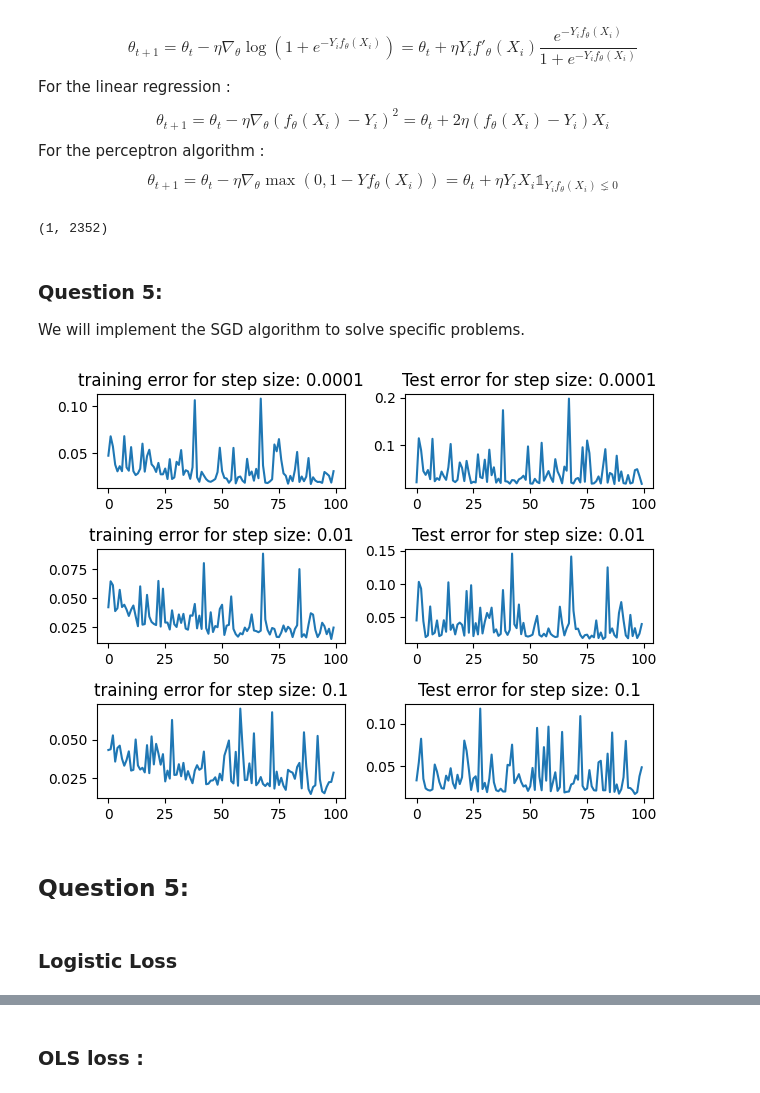
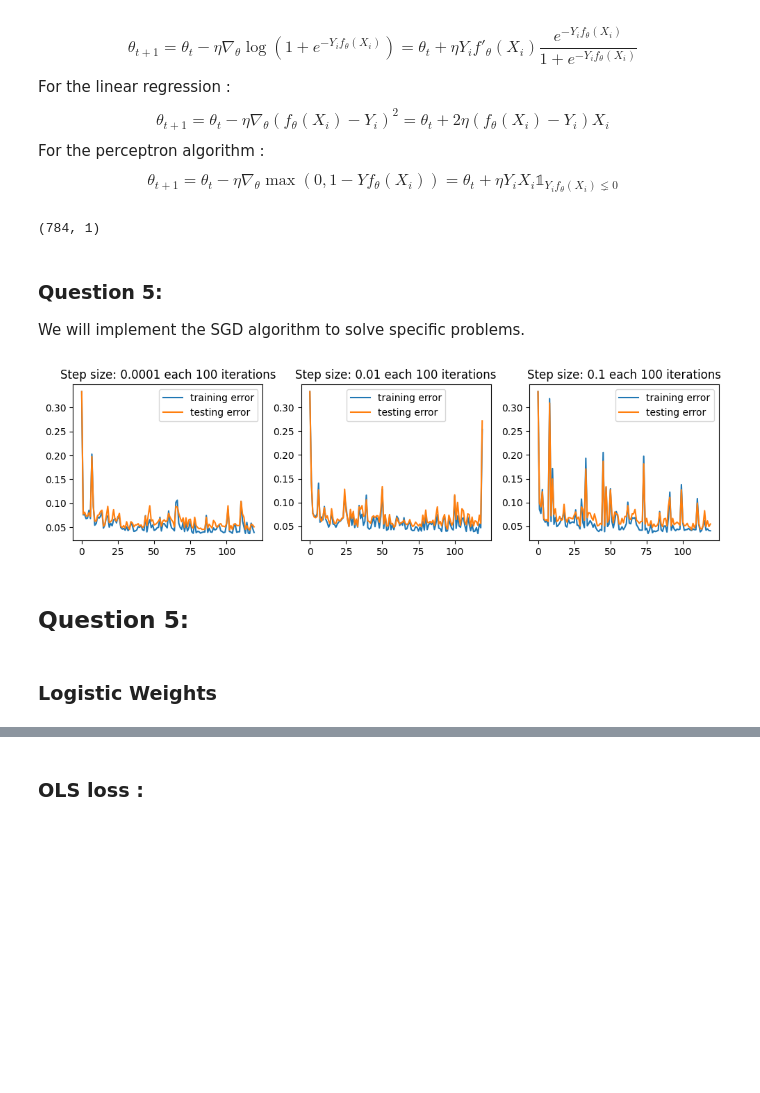
Before and after one commit to ahouzio/Kernel_Learning, a Jupyter notebook: main.ipynb, the cells around one changed output, grey strips where cells are left out. Drawn from its saved outputs; the diff is of its cells as text; code cells hidden in the pictures; blank space fills up the shorter version.

```diff
--- a/main.ipynb
+++ b/main.ipynb
@@ -16,7 +16,6 @@ for file in glob.glob("data/train/A/*.png"):
     train_A.append((cv2.imread(file,cv2.IMREAD_GRAYSCALE)).reshape(-1,1)/255)
 for file in glob.glob("data/train/B/*.png"):
     train_B.append(cv2.imread(file,cv2.IMREAD_GRAYSCALE).reshape(-1,1)/255)
-    test_B.append(cv2.imread(file,cv2.IMREAD_GRAYSCALE).reshape(-1,1)/255)
 for file in glob.glob("data/train/C/*.png"):
     train_C.append(cv2.imread(file,cv2.IMREAD_GRAYSCALE).reshape(-1,1)/255)
 
@@ -102,7 +101,7 @@ For the perceptron algorithm : $$ \theta_{t+1} = \theta_{t} - \eta \nabla_{\thet
 # %%
 X_train[0].shape
 # %% [output]
-(1, 2352)
+(784, 1)
 # %% [markdown]
 ### Question 5:
 We will implement the SGD algorithm to solve specific problems.
@@ -117,11 +116,11 @@ def logistic_loss(X, Y, w):
     return float(loss/len(X))
  # define OLS loss gradient
 def OLS_loss_gradient(X_i, Y_i, w):
-    return -2*(Y_i-X_i.dot(w))*X_i
+    return -2*(Y_i-np.dot(w.T,X_i))*X_i
 def OLS_loss(X, Y, w):
     loss = 0
     for i in range(len(X)):
-        loss += (Y[i]-X[i].dot(w))**2
+        loss += (Y[i]-np.dot(w.T,X[i]))**2
     return float(loss/len(X))
 # define 0-1 loss gradient
 def zero_one_loss_gradient(X_i, Y_i, w):
@@ -131,50 +130,56 @@ def zero_one_loss(X, Y, w):
     for i in range(len(X)):
         loss += 1 if Y[i]*np.dot(w.T,X[i]) <= 0 else 0
     return float(loss/len(X))
+# define perceptron loss gradient
+def perceptron_weight_gradient(X_i, Y_i, w,b):
+    return -Y_i*X_i if Y_i*(np.dot(w.T,X_i)+b) <= 0 else 0
+def perceptron_bias_gradient(X_i, Y_i, w,b):
+    return -Y_i if Y_i*(np.dot(w.T,X_i)+b) <= 0 else 0
+def perceptron_loss(X, Y, w,b):
+    loss = 0
+    for i in range(len(X)):
+        loss += 1 if Y[i]*(np.dot(w.T,X[i])+b) < 0 else 0
+    return float(loss/len(X))
 # %%
 # import shuffle function
-from sklearn.utils import shuffle
 from tqdm import tqdm
 
 #p SGD implementation for logistic regression to get training and testing error
 # define well crafted step sizes for our SGD
 step_sizes = [0.0001,0.01,0.1]
 subplots = len(step_sizes)
-fig, axs = plt.subplots(subplots, 2)
+fig, axs = plt.subplots(1,subplots)
+# choose size of figure
+fig.set_size_inches(10, 3)
+# do SGD for different number of iterations
+nbr_of_iterations = 12000
 for j in range(subplots):
     step_size = step_sizes[j]
-    # do SGD for different number of iterations
-    nbr_of_iterations = 100
     w = np.zeros_like(X_train[0])
+    b = 0
     train_error = []
     test_error = []
-    # plot training and testing error for each step size and number of iterations
     for i in tqdm(range(nbr_of_iterations)) :
-        # perform SGD on X_train, Y_train and test on X_test, Y_test
-        # shuffle the data before each iteration
-        X_shuffled, Y_shuffled = shuffle(X_train, Y_train)
-        train_loss = 0
-        test_loss = 0
+        # choose a random index
+        index = np.random.randint(0,len(X_train))
         # update weight using SGD
-        for k in range(len(X_train)):
-            #w = w - step_size*logistic_loss_gradient(X_shuffled[k], Y_shuffled[k], w)
-            w = w - step_size*zero_one_loss_gradient(X_shuffled[k], Y_shuffled[k], w)
-        # calculate training error
-        #train_error.append(logistic_loss(X_shuffled, Y_shuffled, w))
-        train_error.append(zero_one_loss(X_shuffled, Y_shuffled, w))
-        # calculate testing error
-        #test_error.append(logistic_loss(X_test, Y_test, w))
-        test_error.append(zero_one_loss(X_test, Y_test, w))
+        w,b = w-step_size*perceptron_weight_gradient(X_train[index],Y_train[index],w,b),b-step_size*perceptron_bias_gradient(X_train[index],Y_train[index],w,b)
+        if i% 100 == 0 : # compute training and testing error each 100 iterations
+            train_error.append(perceptron_loss(X_train,Y_train,w,b))
+            test_error.append(perceptron_loss(X_test,Y_test,w,b))
+
     # plot both training and testing error on the same figure in first row
-    axs[j,0].plot(train_error, label="training error")
-    axs[j,0].set_title("training error for step size: " + str(step_size))
-    axs[j,1].plot(test_error, label="testing error")
-    axs[j,1].set_title("Test error for step size: " + str(step_size))
+    axs[j].plot(train_error, label="training error")
+    axs[j].set_title("Step size: " + str(step_size)+ " each 100 iterations")
+    # add legend
+    axs[j].plot(test_error, label="testing error")
+    axs[j].legend()
+    # axs[j,0].set_title("Test error for step size: " + str(step_size))
 fig.tight_layout()
 # %% [output]
-[figure, old version]
+[figure, new version]
 # %% [markdown]
 ## Question 5:
 # %% [markdown]
-### Logistic Loss
+### Logistic Weights
 # %%
```
Also changed, not shown: parts of 16 cells of this notebook, 7 other files.
